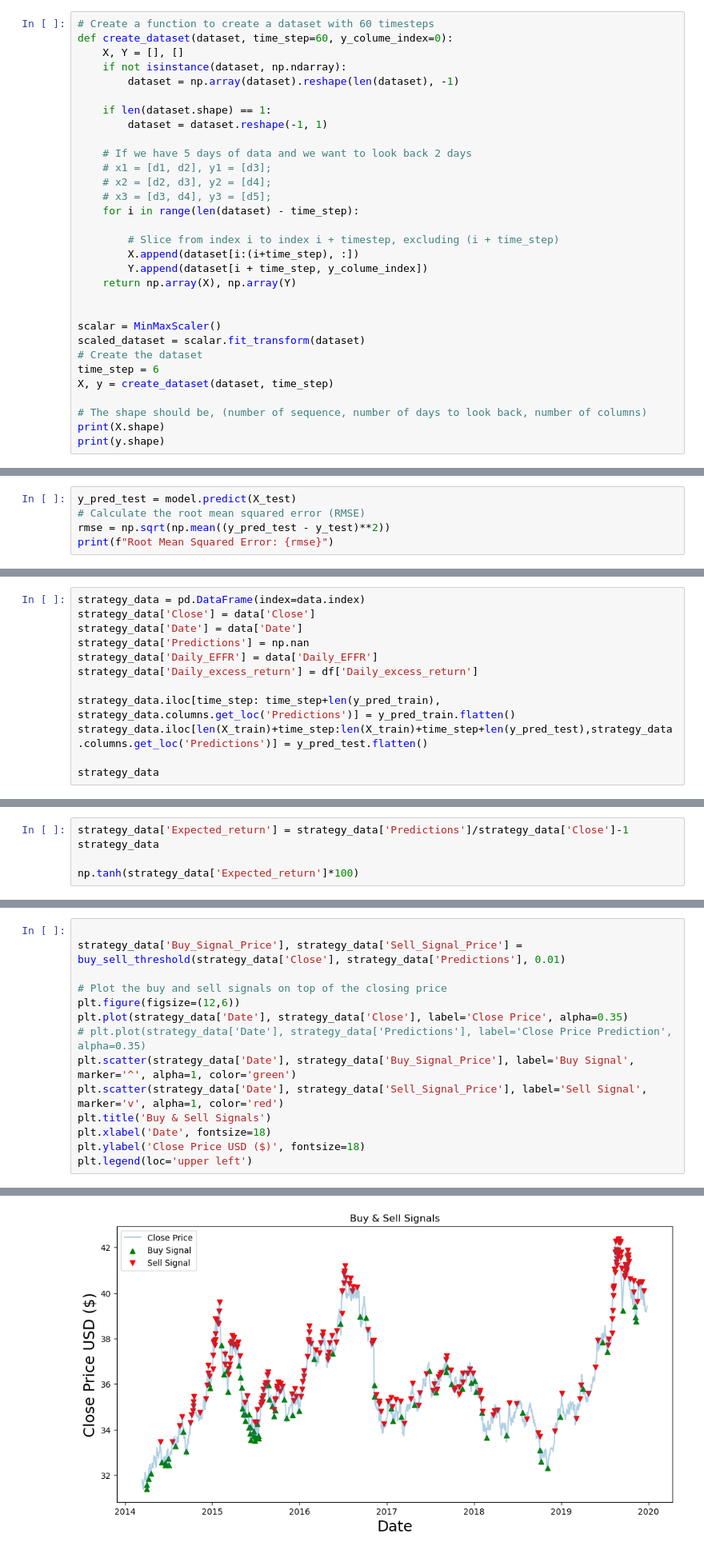
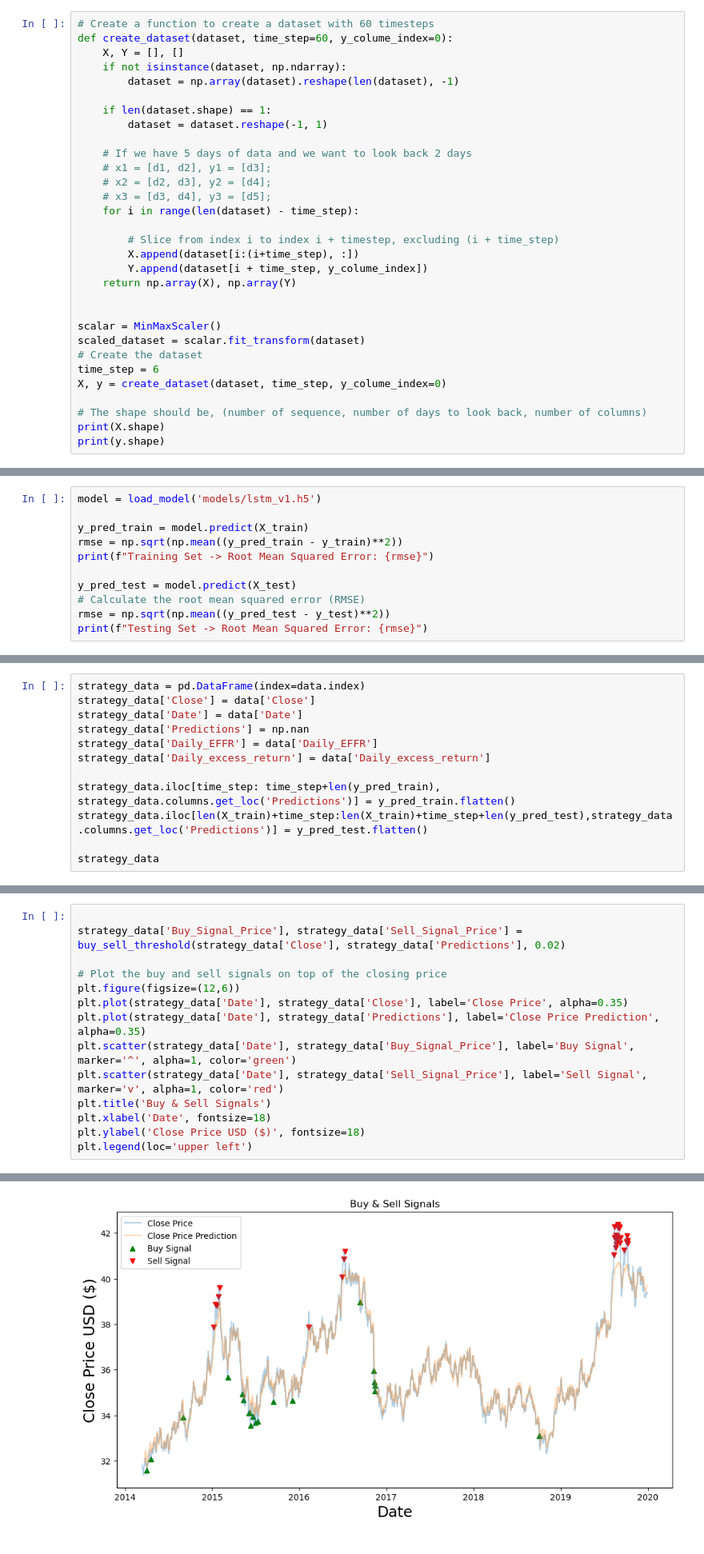
Before and after one commit to MC-Kangan/Algo_Trading_ETF_Trading_Strategy, a Jupyter notebook: LSTM_strategy.ipynb, the cells around one changed output, grey strips where cells are left out. Shown at 80% size. Cells and saved outputs as stored; diff of their text form.

Commit message:
Modify the strategy

```diff
--- a/LSTM_strategy.ipynb
+++ b/LSTM_strategy.ipynb
@@ -155,7 +154,7 @@ scalar = MinMaxScaler()
 scaled_dataset = scalar.fit_transform(dataset)
 # Create the dataset
 time_step = 6
-X, y = create_dataset(dataset, time_step)
+X, y = create_dataset(dataset, time_step, y_colume_index=0)
 
 # The shape should be, (number of sequence, number of days to look back, number of columns)
 print(X.shape)
@@ -235,6 +199,12 @@ Epoch 30/30
 # %%
+model = load_model('models/lstm_v1.h5')
+
+y_pred_train = model.predict(X_train)
+rmse = np.sqrt(np.mean((y_pred_train - y_train)**2))
+print(f"Training Set -> Root Mean Squared Error: {rmse}")
+
 y_pred_test = model.predict(X_test)
 # Calculate the root mean squared error (RMSE)
 rmse = np.sqrt(np.mean((y_pred_test - y_test)**2))
-print(f"Root Mean Squared Error: {rmse}")
+print(f"Testing Set -> Root Mean Squared Error: {rmse}")
 # %% [output]
@@ -315,7 +268,7 @@ strategy_data['Close'] = data['Close']
 strategy_data['Date'] = data['Date']
 strategy_data['Predictions'] = np.nan
 strategy_data['Daily_EFFR'] = data['Daily_EFFR']
-strategy_data['Daily_excess_return'] = df['Daily_excess_return']
+strategy_data['Daily_excess_return'] = data['Daily_excess_return']
 
 strategy_data.iloc[time_step: time_step+len(y_pred_train), strategy_data.columns.get_loc('Predictions')] = y_pred_train.flatten()
 strategy_data.iloc[len(X_train)+time_step:len(X_train)+time_step+len(y_pred_test),strategy_data.columns.get_loc('Predictions')] = y_pred_test.flatten()
@@ -338,5 +290,0 @@ strategy_data
-# %%
-strategy_data['Expected_return'] = strategy_data['Predictions']/strategy_data['Close']-1
-strategy_data
-
-np.tanh(strategy_data['Expected_return']*100)
@@ -356,20 +291,20 @@ Name: Expected_return, Length: 1459, dtype: float64
 # %%
 
-strategy_data['Buy_Signal_Price'], strategy_data['Sell_Signal_Price'] = buy_sell_threshold(strategy_data['Close'], strategy_data['Predictions'], 0.01)
+strategy_data['Buy_Signal_Price'], strategy_data['Sell_Signal_Price'] = buy_sell_threshold(strategy_data['Close'], strategy_data['Predictions'], 0.02)
 
 # Plot the buy and sell signals on top of the closing price
 plt.figure(figsize=(12,6))
 plt.plot(strategy_data['Date'], strategy_data['Close'], label='Close Price', alpha=0.35)
-# plt.plot(strategy_data['Date'], strategy_data['Predictions'], label='Close Price Prediction', alpha=0.35)
+plt.plot(strategy_data['Date'], strategy_data['Predictions'], label='Close Price Prediction', alpha=0.35)
 plt.scatter(strategy_data['Date'], strategy_data['Buy_Signal_Price'], label='Buy Signal', marker='^', alpha=1, color='green')
 plt.scatter(strategy_data['Date'], strategy_data['Sell_Signal_Price'], label='Sell Signal', marker='v', alpha=1, color='red')
 plt.title('Buy & Sell Signals')
 plt.xlabel('Date', fontsize=18)
 plt.ylabel('Close Price USD ($)', fontsize=18)
 plt.legend(loc='upper left')
 # %% [output]
 <matplotlib.legend.Legend at 0x...>
-[figure, old version]
+[figure, new version]
 # %%
 buy_signal = np.where(strategy_data['Buy_Signal_Price'] > 0, 1, 0)
 sell_signal = np.where(strategy_data['Sell_Signal_Price'] > 0, -1, 0)
```
Also changed, not shown: parts of 24 cells of this notebook, 5 other files.
